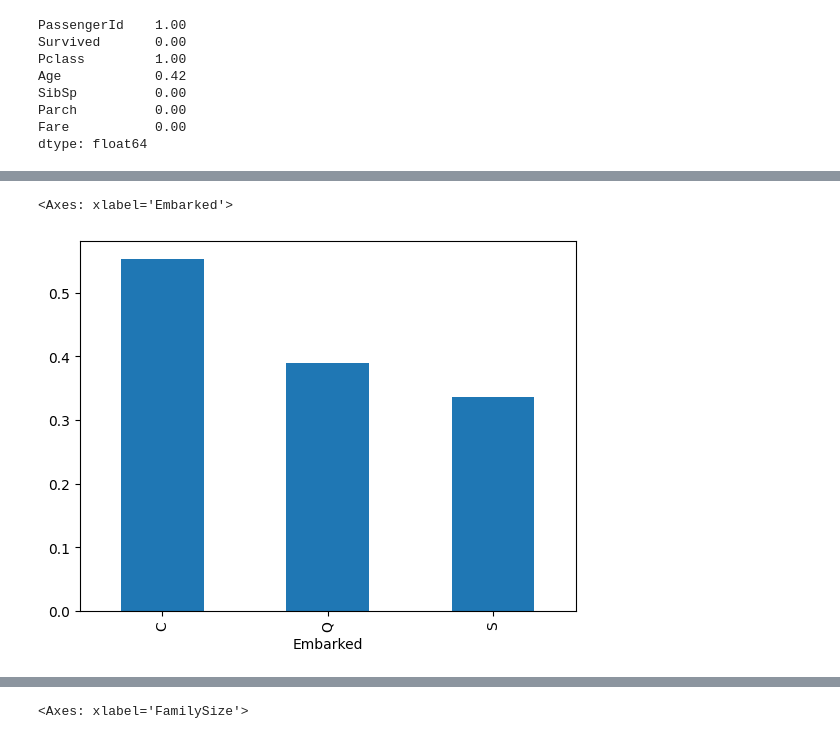
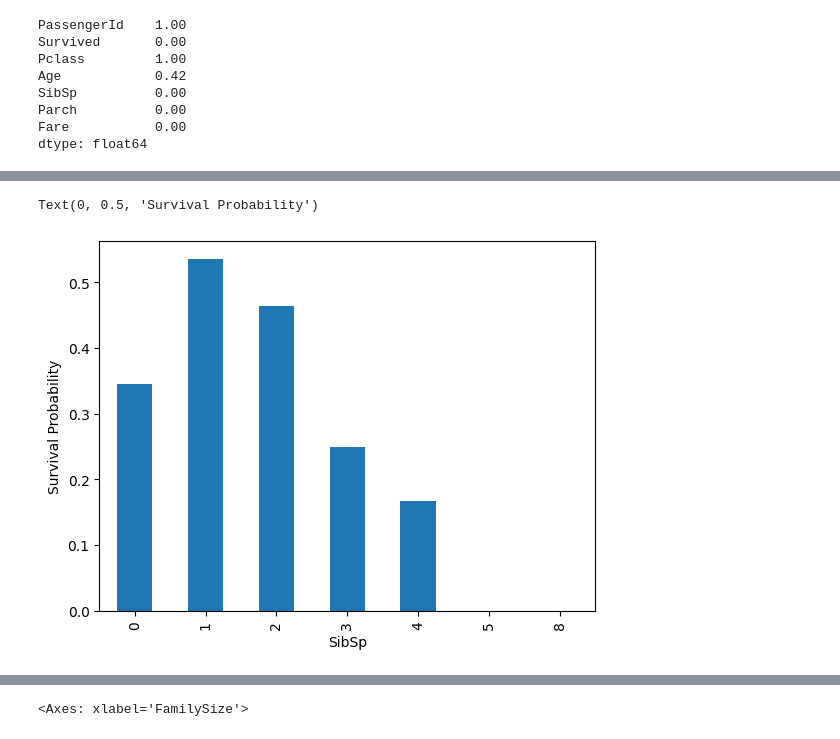
Before and after one commit to helben2002/TitanicCapstoneProject, a Jupyter notebook: ml/notebooks/fortuna.ipynb, the cells around one changed output, grey strips where cells are left out. Saved outputs shown, nothing was run; the diff lists cells and outputs as text; code cells hidden in the pictures.

Commit message:
Add visualization and insights

```diff
--- a/ml/notebooks/fortuna.ipynb
+++ b/ml/notebooks/fortuna.ipynb
@@ -116,5 +243,7 @@ df.groupby('Pclass')['Survived'].mean().plot(kind='bar')
 # %%
-df.groupby('Embarked')['Survived'].mean().plot(kind='bar')
+plt = df[['SibSp', 'Survived']].groupby('SibSp')['Survived'].mean().plot(kind='bar')
+plt.set_xlabel('SibSp')
+plt.set_ylabel('Survival Probability')
 # %% [output]
-<Axes: xlabel='Embarked'>
+Text(0, 0.5, 'Survival Probability')
-[figure, old version]
+[figure, new version]
```
Also changed, not shown: parts of 68 cells of this notebook.
